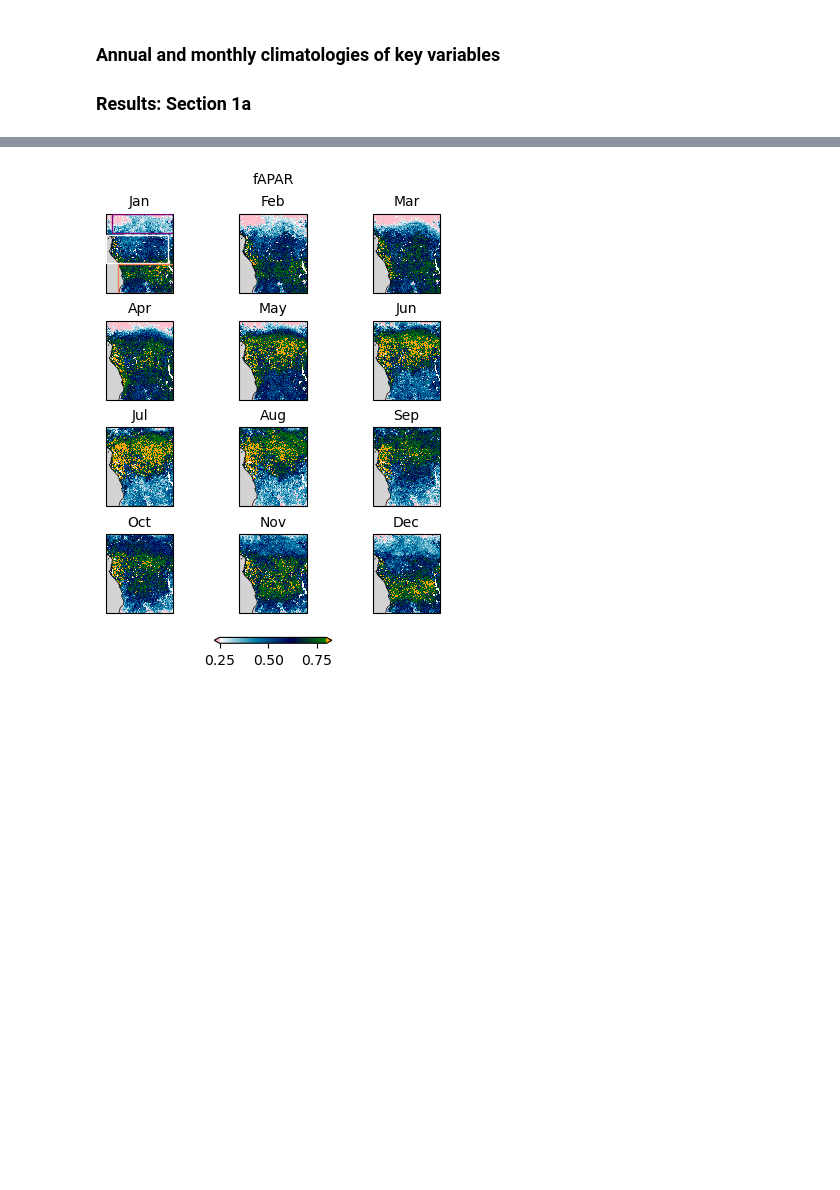
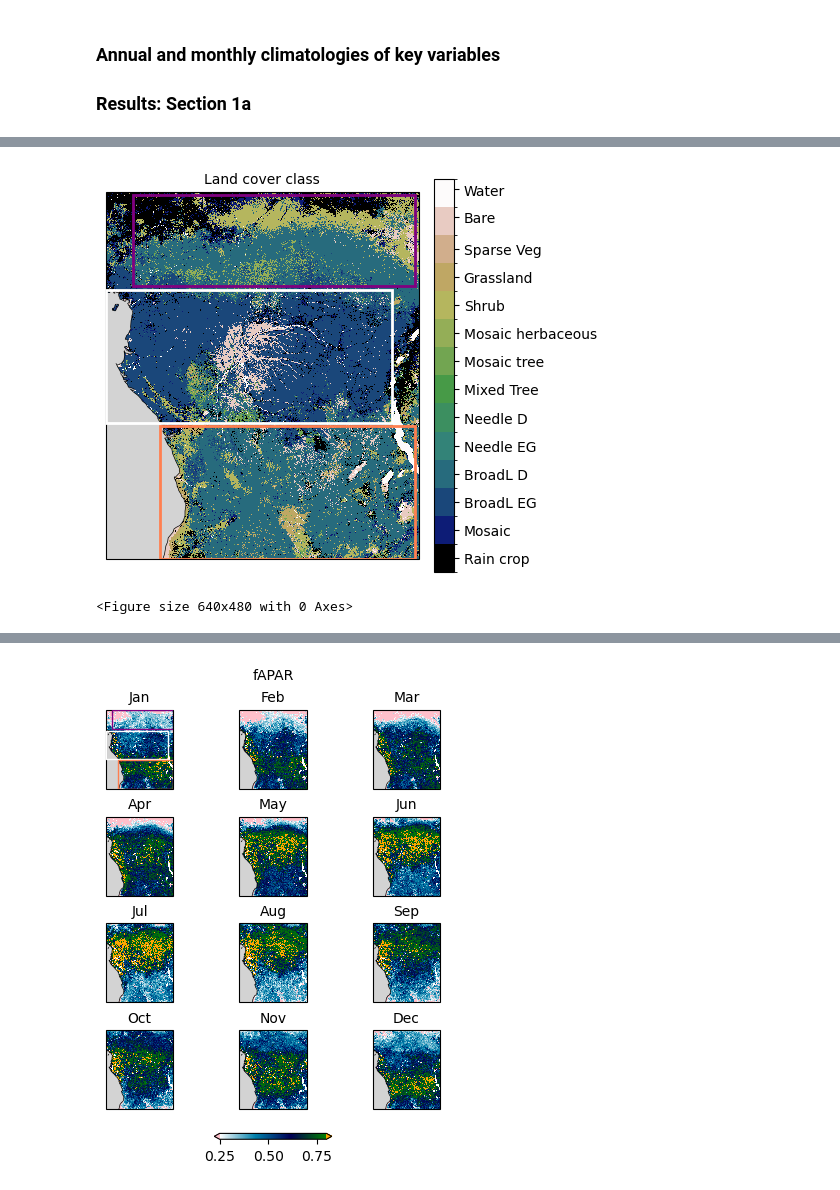
Before and after one commit to ellendyer/Isotopes_F4R, a Jupyter notebook: code_veg/map_clims.ipynb, the cells around one changed output, grey strips where cells are left out. Saved outputs shown, nothing was run; the diff lists cells and outputs as text; code cells hidden in the pictures; blank space fills up the shorter version.

```diff
--- a/code_veg/map_clims.ipynb
+++ b/code_veg/map_clims.ipynb
@@ -36,21 +45,11 @@ tropess = xr.open_mfdataset('/Users/ellendyer/Documents/GitHub/F4R_data/tropess_
 tropess = tropess.interp(lat=np.arange(tropess.coords["lat"].min().values,tropess.coords["lat"].max().values,0.25), lon=np.arange(tropess.coords["lon"].min().values,tropess.coords["lon"].max().values,0.25), method="linear")
 # %%
-vclass = xr.open_mfdataset(dataclass+'*.nc')
+vclass = xr.open_dataset(datac+'C3S-LC-L4-LCCS-Map-300m-P1Y-2022-v2.1.1.area-subset.30.40.-30.0.nc')
+
+print(vclass)
 
 vclass = vclass['lccs_class'].sel(lat=slice(12,-15),lon=slice(8,31),drop=True)
 vclass = vclass.astype('int').load()
-vclass=vclass.where((vclass>=50) & (vclass<140),drop=True)
+#vclass=vclass.where((vclass>=50) & (vclass=<150),drop=True)
+#vclass=vclass.where(vclass.isin([10,30,40,50,60,70,80,90,110,120,130,150,200]),drop=True)
 vclass_plot=vclass[-1,:,:]
-
-#vclass_plot = vclass_plot.stack(flat_dim=('lat','lon'))
-#
-#vclass_broad_evergreen = vclass_plot.where(vclass_plot<=50,drop=True)
-#vclass_broadleaved_deciduous_closed = vclass_plot.where(vclass_plot==61,drop=True)
-#vclass_broadleaved_deciduous_open = vclass_plot.where(vclass_plot==62,drop=True)
-#vclass_needle_evergreen_closed = vclass_plot.where(vclass_plot==71,drop=True)
-#vclass_needle_evergreen_open = vclass_plot.where(vclass_plot==72,drop=True)
-#vclass_needle_deciduous_closed = vclass_plot.where(vclass_plot==81,drop=True)
-#vclass_needle_deciduous_open = vclass_plot.where(vclass_plot==82,drop=True)
-#mosaic_tree_shrub = vclass_plot.where((vclass_plot>=100) & (vclass_plot<=101),drop=True)
-#shrubland = vclass_plot.where((vclass_plot>=120) & (vclass_plot<=122),drop=True)
-#grassland = vclass_plot.where(vclass_plot==130,drop=True)
@@ -57,3 +74,35 @@ vclass_plot=vclass[-1,:,:]
+# %%
+fig, axs = plt.subplots(subplot_kw={'projection': ccrs.PlateCarree()},
+                            layout="constrained",
+                            figsize=(5,5))
+
+#cmap=plt.cm.tab20b
+cmap=plt.cm.gist_earth
+cmap.set_extremes(over='orange')
+cmap.set_extremes(under='pink')
+cst=vclass_plot.plot.pcolormesh(cmap=cmap,
+                    levels=[0, 25, 45, 55, 65, 75, 85, 95, 105, 115, 125, 135, 155, 202, 215],
+                    rasterized=True,
+                    cbar_kwargs={"label": "","orientation":"vertical","shrink":0.8,
+                                 'ticks': [12.5, 35, 50, 60, 70, 80, 90, 100, 110, 120, 130, 145, 185, 210]},
+                    transform = ccrs.PlateCarree())
+cst.colorbar.ax.set_yticklabels(['Rain crop','Mosaic','BroadL EG','BroadL D',
+                                 'Needle EG','Needle D','Mixed Tree','Mosaic tree','Mosaic herbaceous',
+                                 'Shrub','Grassland','Sparse Veg','Bare','Water'])#, rotation=45)
+axs.add_patch(plt.Rectangle((10, 5.1), 20.7, 6.7, ls="-", lw=2, ec="purple", fc="none",zorder=3))
+axs.add_patch(plt.Rectangle((8, -5), 21, 9.8, ls="-", lw=2, ec="white", fc="none",zorder=3))
+axs.add_patch(plt.Rectangle((12, -15), 18.7, 9.8, ls="-", lw=2, ec="coral", fc="none",zorder=3))
+#shp_cod.plot(ax=axs, edgecolor='orange',facecolor='none',lw=2,zorder=2,linestyle='-')
+axs.set_title('Land cover class',fontsize=10)
+axs.coastlines()
+axs.add_feature(cartopy.feature.OCEAN,zorder=2,facecolor='lightgrey')
+
+plt.savefig(datap+'vclass.png')
+plt.show()
+plt.clf()
+# %% [output]
+[figure, added]
+<Figure size 640x480 with 0 Axes>
 # %%
 #fig, axs = plt.subplots(subplot_kw={'projection': ccrs.PlateCarree()})
 #
```
Also changed, not shown: parts of 7 cells of this notebook, 53 other files.
